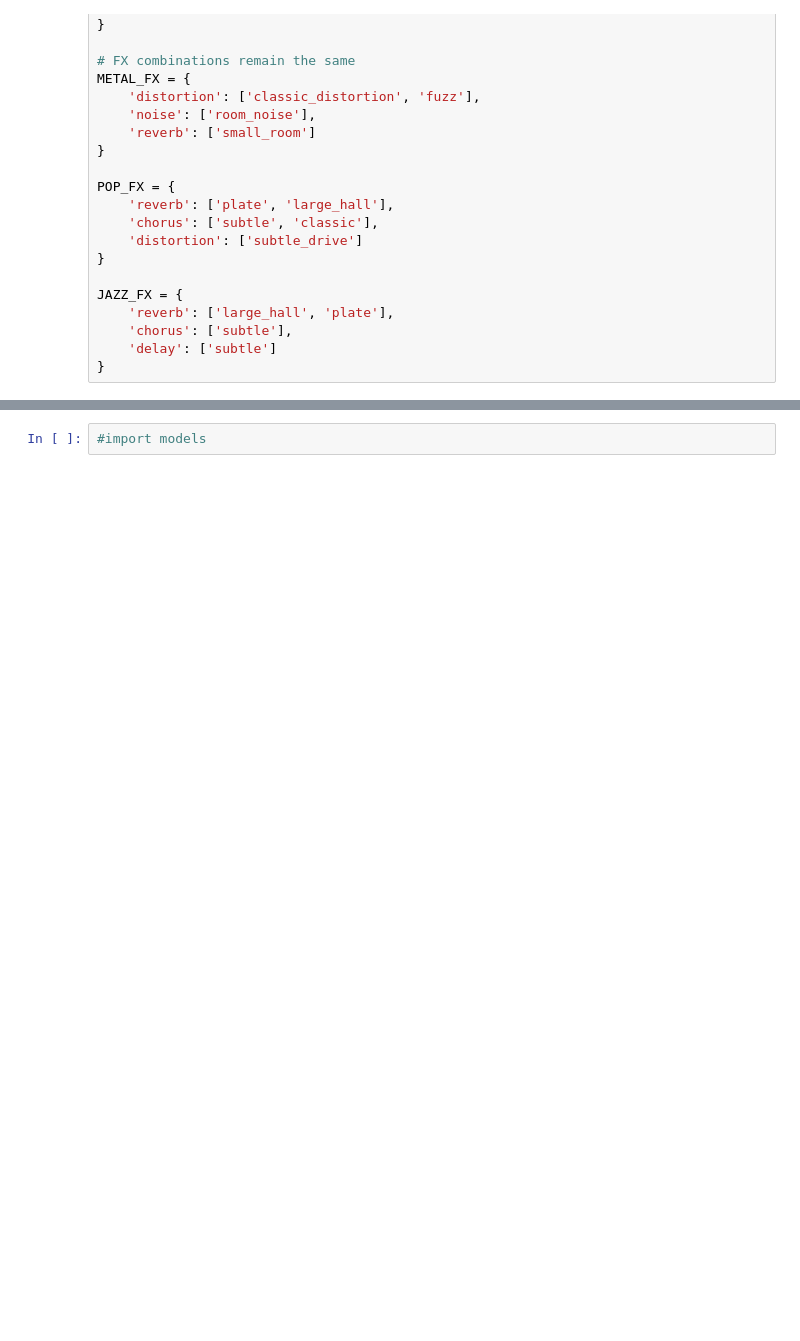
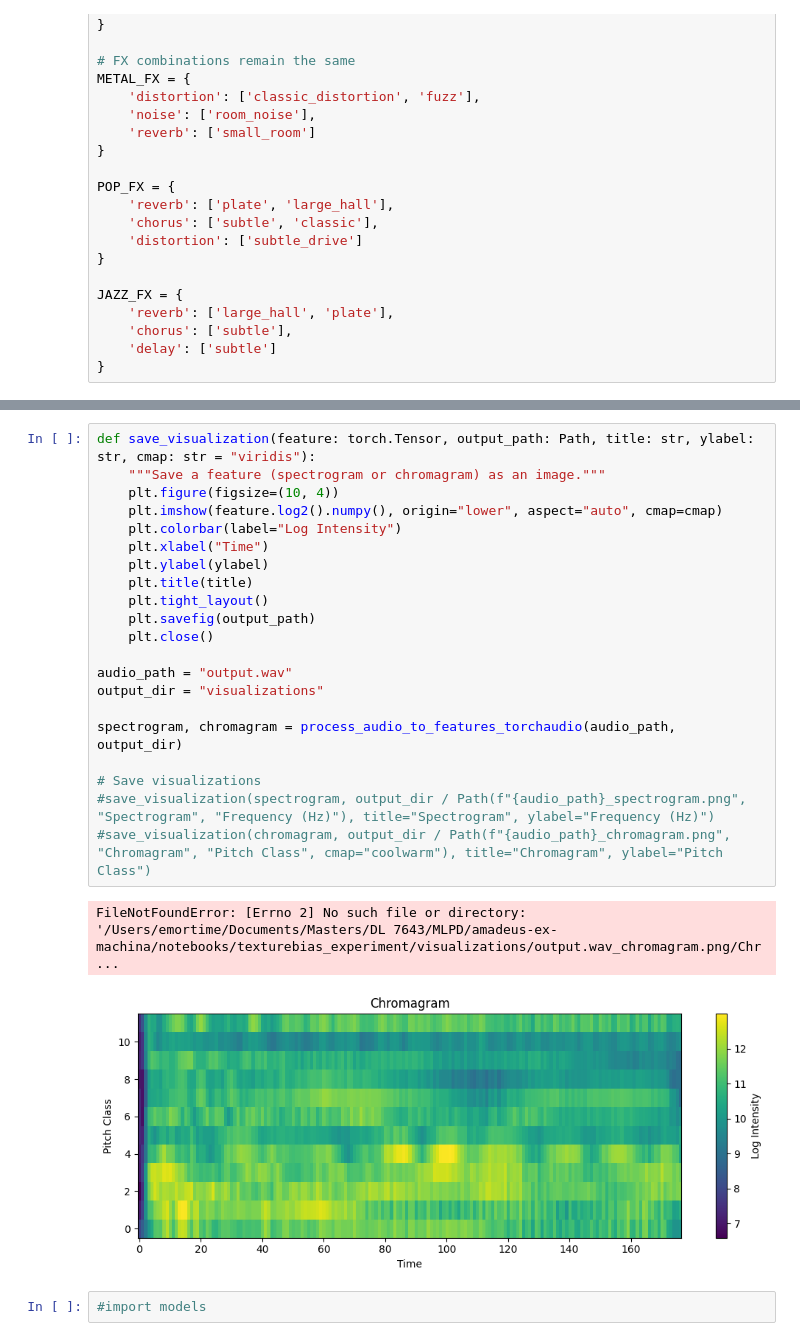
Before and after one commit to MLPD-CS7643/amadeus-ex-machina, a Jupyter notebook: notebooks/texturebias_experiment/texture_bias_example.ipynb, the cells around one changed output, grey strips where cells are left out. Drawn from its saved outputs; the diff is of its cells as text; blank space fills up the shorter version.

```diff
--- a/notebooks/texturebias_experiment/texture_bias_example.ipynb
+++ b/notebooks/texturebias_experiment/texture_bias_example.ipynb
@@ -435,3 +680,27 @@ generate_balanced_test_set(
+# %%
+def save_visualization(feature: torch.Tensor, output_path: Path, title: str, ylabel: str, cmap: str = "viridis"):
+    """Save a feature (spectrogram or chromagram) as an image."""
+    plt.figure(figsize=(10, 4))
+    plt.imshow(feature.log2().numpy(), origin="lower", aspect="auto", cmap=cmap)
+    plt.colorbar(label="Log Intensity")
+    plt.xlabel("Time")
+    plt.ylabel(ylabel)
+    plt.title(title)
+    plt.tight_layout()
+    plt.savefig(output_path)
+    plt.close()
+
+audio_path = "output.wav"
+output_dir = "visualizations"
+
+spectrogram, chromagram = process_audio_to_features_torchaudio(audio_path, output_dir)
+
+# Save visualizations
+#save_visualization(spectrogram, output_dir / Path(f"{audio_path}_spectrogram.png", "Spectrogram", "Frequency (Hz)"), title="Spectrogram", ylabel="Frequency (Hz)")
+#save_visualization(chromagram, output_dir / Path(f"{audio_path}_chromagram.png", "Chromagram", "Pitch Class", cmap="coolwarm"), title="Chromagram", ylabel="Pitch Class")
+# %% [output]
+FileNotFoundError: [Errno 2] No such file or directory: '/Users/emortime/Documents/Masters/DL 7643/MLPD/amadeus-ex-machina/notebooks/texturebias_experiment/visualizations/output.wav_chromagram.png/Chr ...
+[figure, added]
 # %%
 #import models
 # %%
```
Also changed, not shown: parts of 11 cells of this notebook, 2 other files.
